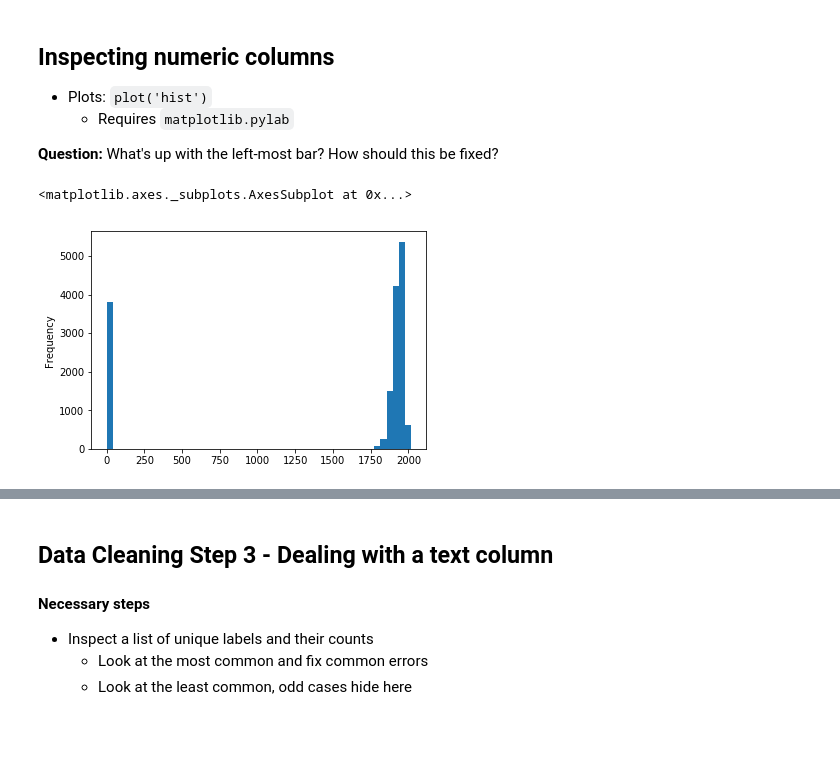
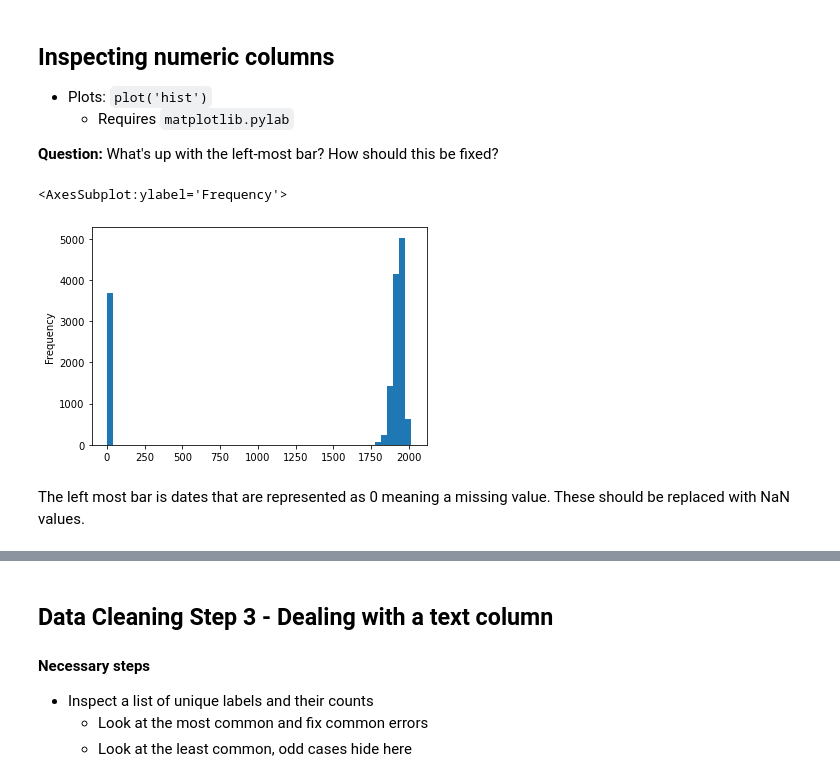
Before and after one commit to brycebanton/Cleaning_Data, a Jupyter notebook: 5_1_inpecting_and_cleaning_data.ipynb, the cells around one changed output, grey strips where cells are left out. Saved outputs shown, nothing was run; the diff lists cells and outputs as text; code cells hidden in the pictures; blank space fills up the shorter version.

```diff
--- a/5_1_inpecting_and_cleaning_data.ipynb
+++ b/5_1_inpecting_and_cleaning_data.ipynb
@@ -212,3 +212,6 @@ memory usage: 30.2+ MB
 ## Inspecting column names  - Pandas
 
 Use the `df.columns` attribute
+# %%
+artists= pd.read_csv("./data/Artists.csv")
+artists.head()
@@ -456,10 +518,12 @@ Name: BeginDate, dtype: float64
 # %%
 import matplotlib.pylab as plt
 %matplotlib inline
-artists.BeginDate.plot('hist', bins = 50)
+artists.BeginDate.plot(kind = 'hist', bins = 50)
 # %% [output]
-<matplotlib.axes._subplots.AxesSubplot at 0x...>
+<AxesSubplot:ylabel='Frequency'>
-[figure, old version]
+[figure, new version]
+# %% [markdown]
+The left most bar is dates that are represented as 0 meaning a missing value. These should be replaced with NaN values.
 # %% [markdown]
 ## How is missing data represented?
 
```
Also changed, not shown: parts of 31 cells of this notebook, 2 other files.
